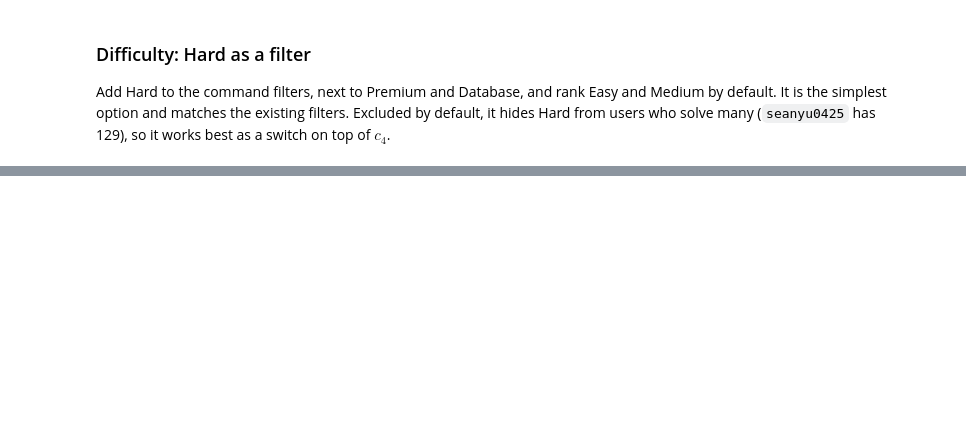
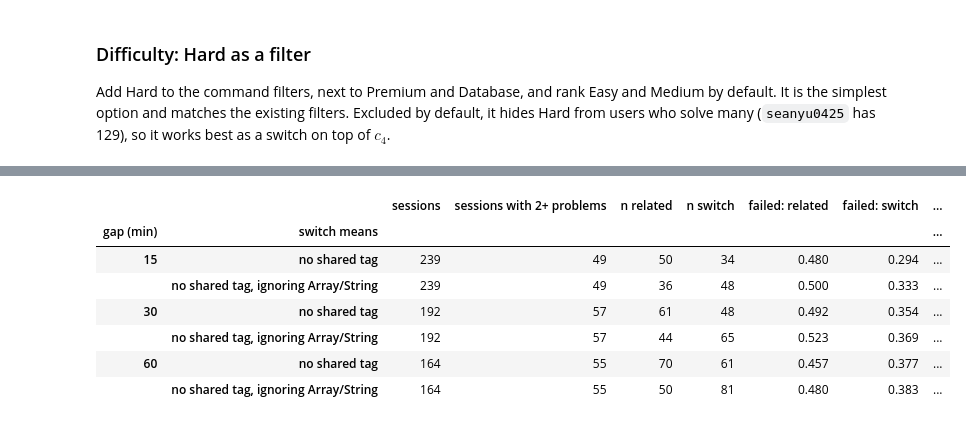
Before and after one commit to xDDoubleTea/LeetCodeBot-analysis, a Jupyter notebook: problem_ranking.ipynb, the cells around one changed output, grey strips where cells are left out. Saved outputs shown, nothing was run; the diff lists cells and outputs as text; code cells hidden in the pictures; blank space fills up the shorter version.

```diff
--- a/problem_ranking.ipynb
+++ b/problem_ranking.ipynb
@@ -723,0 +1006,14 @@ This is intuition so far, with no user data behind it yet.
+# %%
+HISTORY_PATH = CACHE_DIR / "submissions.json"
+HAS_HISTORY = HISTORY_PATH.exists()
+
+if HAS_HISTORY:
+    submissions = pd.DataFrame(json.loads(HISTORY_PATH.read_text()))
+    submissions = submissions.sort_values("timestamp", ignore_index=True)
+    DIFFICULTY_BY_SLUG = dict(zip(problems["slug"], problems["difficulty"]))
+    print(
+        f"{len(submissions)} submissions, {submissions['slug'].nunique()} problems, "
+        f"{(submissions['status'] == 'Accepted').sum()} accepted"
+    )
+else:
+    print(f"{HISTORY_PATH} not found; run `uv run leetcode_auth.py` to fetch it")
@@ -723,0 +1042,84 @@ This is intuition so far, with no user data behind it yet.
+# %%
+COMMON_TAGS = {"Array", "String"}
+
+
+def visits(submissions: pd.DataFrame, gap_min: int) -> pd.DataFrame:
+    """One row per problem per session, in order."""
+    df = submissions.copy()
+    df["session"] = (df["timestamp"].diff() > gap_min * 60).cumsum()
+    failed = lambda status: bool(
+        (status.reset_index(drop=True) != "Accepted").cumprod().sum()
+    )
+    v = (
+        df.groupby(["session", "slug"], sort=False)
+        .agg(start=("timestamp", "min"), failed=("status", failed))
+        .reset_index()
+        .sort_values(["session", "start"], ignore_index=True)
+    )
+    v["tags"] = v["slug"].map(lambda s: frozenset(TAGS_BY_SLUG.get(s) or []))
+    v["difficulty"] = v["slug"].map(DIFFICULTY_BY_SLUG)
+    v["position"] = v.groupby("session").cumcount()
+    v["ends_session"] = v["position"] == v.groupby("session")["position"].transform("max")
+    v["previous_tags"] = v.groupby("session")["tags"].shift()
+    return v
+
+
+def transitions(v: pd.DataFrame, ignore_common: bool) -> pd.DataFrame:
+    """Visits that follow a tagged problem in the same session, labelled switch or not."""
+    t = v[(v["position"] > 0) & v["previous_tags"].notna()].copy()
+    drop = COMMON_TAGS if ignore_common else set()
+    t["switch"] = [
+        not ((a - drop) & (b - drop)) for a, b in zip(t["tags"], t["previous_tags"])
+    ]
+    keep = [bool(a) and bool(b) for a, b in zip(t["tags"], t["previous_tags"])]
+    return t[keep]
+
+
+def permutation_p(values: pd.Series, labels: pd.Series, rng) -> tuple[float, float]:
+    """Observed difference in means (labelled minus not) and its two-sided p-value."""
+    values = values.to_numpy(dtype=float)
+    labels = labels.to_numpy(dtype=bool)
+    observed = values[labels].mean() - values[~labels].mean()
+    shuffled = np.empty(PERMUTATIONS)
+    for k in range(PERMUTATIONS):
+        perm = rng.permutation(labels)
+        shuffled[k] = values[perm].mean() - values[~perm].mean()
+    p = (np.sum(np.abs(shuffled) >= abs(observed)) + 1) / (PERMUTATIONS + 1)
+    return observed, p
+
+
+if HAS_HISTORY:
+    rng = np.random.default_rng(SEED)
+    rows = []
+    for gap in SESSION_GAPS_MIN:
+        v = visits(submissions, gap)
+        sizes = v.groupby("session").size()
+        for ignore_common in (False, True):
+            t = transitions(v, ignore_common)
+            row = {
+                "gap (min)": gap,
+                "switch means": "no shared tag, ignoring Array/String"
+                if ignore_common
+                else "no shared tag",
+                "sessions": len(sizes),
+                "sessions with 2+ problems": int((sizes >= 2).sum()),
+                "n related": int((~t["switch"]).sum()),
+                "n switch": int(t["switch"].sum()),
+            }
+            for outcome in ("failed", "ends_session"):
+                diff, p = permutation_p(t[outcome], t["switch"], rng)
+                row[f"{outcome}: related"] = t.loc[~t["switch"], outcome].mean()
+                row[f"{outcome}: switch"] = t.loc[t["switch"], outcome].mean()
+                row[f"{outcome}: p"] = p
+            rows.append(row)
+    session_results = pd.DataFrame(rows).set_index(["gap (min)", "switch means"])
+    display(session_results)
+# %% [output]
+|  |  | sessions | sessions with 2+ problems | n related | n switch | failed: related | failed: switch | ... |
+| gap (min) | switch means |  |  |  |  |  |  | ... |
+| 15 | no shared tag | 239 | 49 | 50 | 34 | 0.480 | 0.294 | ... |
+|  | no shared tag, ignoring Array/String | 239 | 49 | 36 | 48 | 0.500 | 0.333 | ... |
+| 30 | no shared tag | 192 | 57 | 61 | 48 | 0.492 | 0.354 | ... |
+|  | no shared tag, ignoring Array/String | 192 | 57 | 44 | 65 | 0.523 | 0.369 | ... |
+| 60 | no shared tag | 164 | 55 | 70 | 61 | 0.457 | 0.377 | ... |
+|  | no shared tag, ignoring Array/String | 164 | 55 | 50 | 81 | 0.480 | 0.383 | ... |
```
Also changed, not shown: parts of 27 cells of this notebook.
